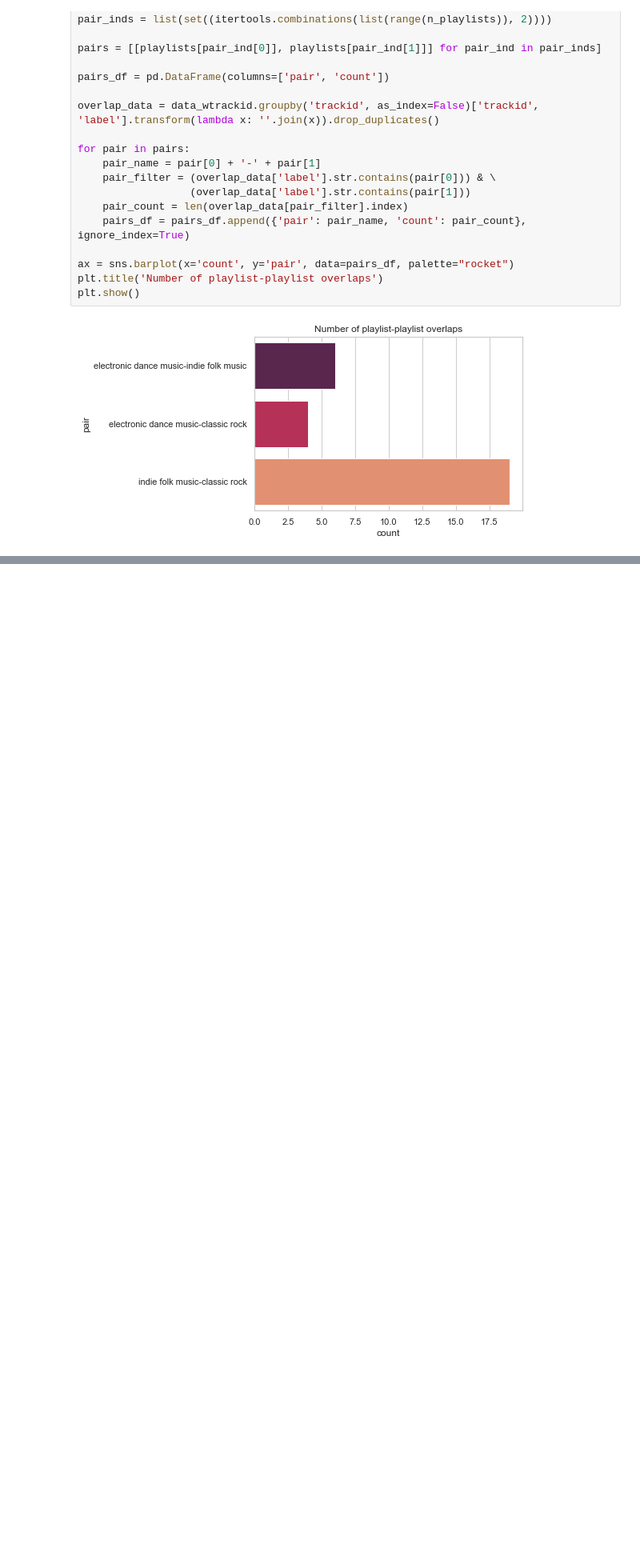
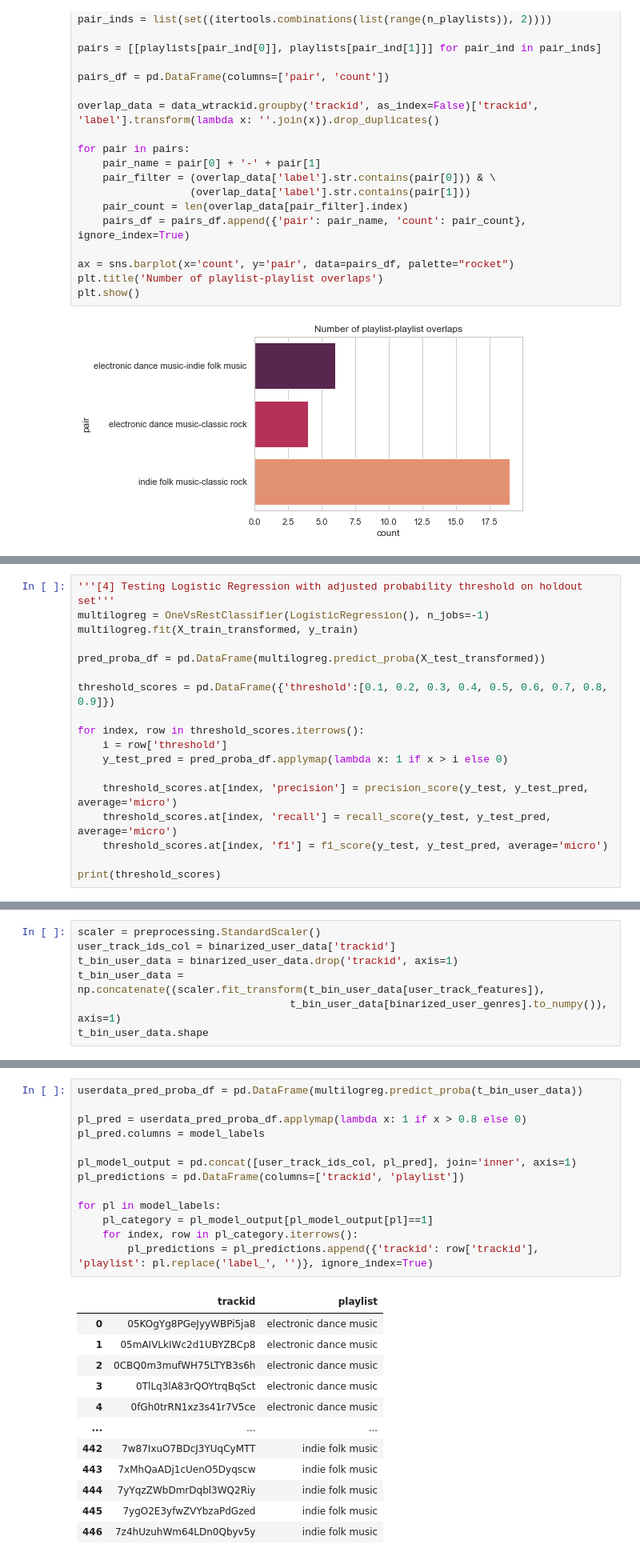
Before and after one commit to andrec279/contextify, a Jupyter notebook: contextify_explore.ipynb, the cells around one changed output, grey strips where cells are left out. Shown at 80% size. Drawn from its saved outputs; the diff is of its cells as text; blank space fills up the shorter version.

```diff
--- a/contextify_explore.ipynb
+++ b/contextify_explore.ipynb
@@ -891,0 +474,18 @@ Random Forest Classifier is comparable with out-of-the-box Logistic Regression p
+# %%
+'''[4] Testing Logistic Regression with adjusted probability threshold on holdout set'''
+multilogreg = OneVsRestClassifier(LogisticRegression(), n_jobs=-1)
+multilogreg.fit(X_train_transformed, y_train)
+
+pred_proba_df = pd.DataFrame(multilogreg.predict_proba(X_test_transformed))
+
+threshold_scores = pd.DataFrame({'threshold':[0.1, 0.2, 0.3, 0.4, 0.5, 0.6, 0.7, 0.8, 0.9]})
+
+for index, row in threshold_scores.iterrows():
+    i = row['threshold']
+    y_test_pred = pred_proba_df.applymap(lambda x: 1 if x > i else 0)
+
+    threshold_scores.at[index, 'precision'] = precision_score(y_test, y_test_pred, average='micro')
+    threshold_scores.at[index, 'recall'] = recall_score(y_test, y_test_pred, average='micro')
+    threshold_scores.at[index, 'f1'] = f1_score(y_test, y_test_pred, average='micro')
+
+print(threshold_scores)
@@ -891,0 +506,7 @@ Random Forest Classifier is comparable with out-of-the-box Logistic Regression p
+# %%
+scaler = preprocessing.StandardScaler()
+user_track_ids_col = binarized_user_data['trackid']
+t_bin_user_data = binarized_user_data.drop('trackid', axis=1)
+t_bin_user_data = np.concatenate((scaler.fit_transform(t_bin_user_data[user_track_features]),
+                                  t_bin_user_data[binarized_user_genres].to_numpy()), axis=1)
+t_bin_user_data.shape
@@ -891,0 +515,26 @@ Random Forest Classifier is comparable with out-of-the-box Logistic Regression p
+# %%
+userdata_pred_proba_df = pd.DataFrame(multilogreg.predict_proba(t_bin_user_data))
+
+pl_pred = userdata_pred_proba_df.applymap(lambda x: 1 if x > 0.8 else 0)
+pl_pred.columns = model_labels
+
+pl_model_output = pd.concat([user_track_ids_col, pl_pred], join='inner', axis=1)
+pl_predictions = pd.DataFrame(columns=['trackid', 'playlist'])
+
+for pl in model_labels:
+    pl_category = pl_model_output[pl_model_output[pl]==1]
+    for index, row in pl_category.iterrows():
+        pl_predictions = pl_predictions.append({'trackid': row['trackid'], 'playlist': pl.replace('label_', '')}, ignore_index=True)
+# %% [output]
+|  | trackid | playlist |
+| 0 | 05KOgYg8PGeJyyWBPi5ja8 | electronic dance music |
+| 1 | 05mAIVLkIWc2d1UBYZBCp8 | electronic dance music |
+| 2 | 0CBQ0m3mufWH75LTYB3s6h | electronic dance music |
+| 3 | 0TlLq3lA83rQOYtrqBqSct | electronic dance music |
+| 4 | 0fGh0trRN1xz3s41r7V5ce | electronic dance music |
+| ... | ... | ... |
+| 442 | 7w87IxuO7BDcJ3YUqCyMTT | indie folk music |
+| 443 | 7xMhQaADj1cUenO5Dyqscw | indie folk music |
+| 444 | 7yYqzZWbDmrDqbl3WQ2Riy | indie folk music |
+| 445 | 7ygO2E3yfwZVYbzaPdGzed | indie folk music |
+| 446 | 7z4hUzuhWm64LDn0Qbyv5y | indie folk music |
```
Also changed, not shown: parts of 42 cells of this notebook.
